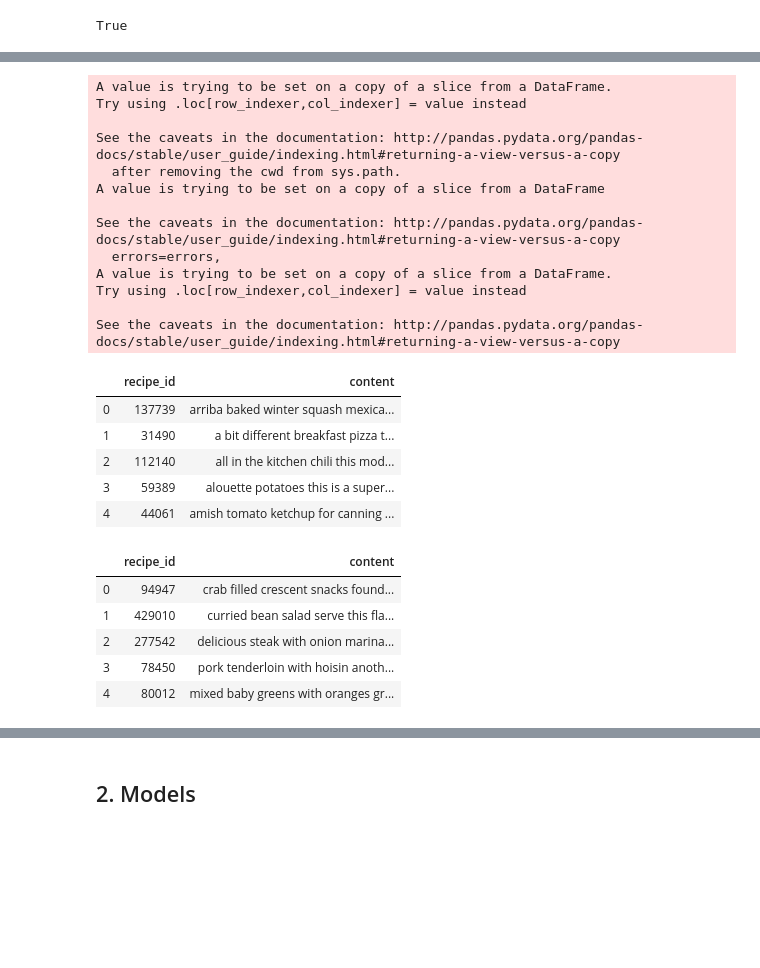
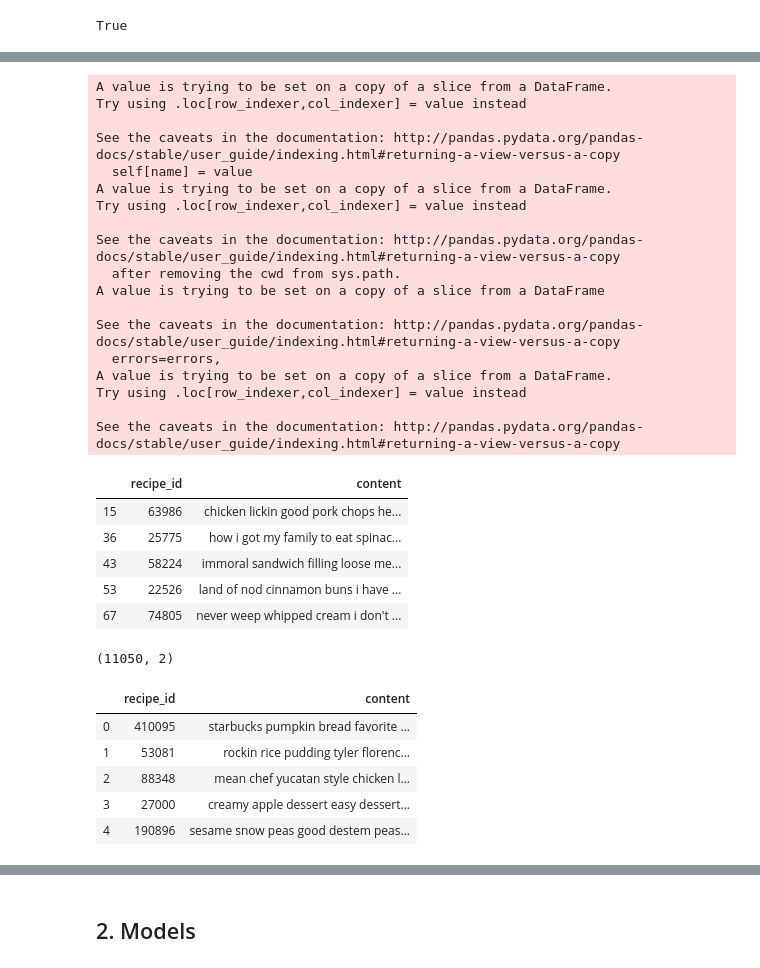
Before and after one commit to CaroHolt/WebMiningRecipeProject, a Jupyter notebook: code/Content Mining Caro.ipynb, the cells around one changed output, grey strips where cells are left out. Saved outputs shown, nothing was run; the diff lists cells and outputs as text; code cells hidden in the pictures; blank space fills up the shorter version.

```diff
--- a/code/Content Mining Caro.ipynb
+++ b/code/Content Mining Caro.ipynb
@@ -306,0 +326,9 @@ df_uactivity.shape
+# %%
+def impute_average_rating(row):
+    if (row['rating'] == 0):
+        imputed_rating = round(df_uactivity.loc[df_uactivity.user_id == row.user_id, 'uavg_rating'].values[0], 0)
+        return imputed_rating
+    else:
+        return row.rating
+# %%
+interactions['rating'] = interactions.apply(impute_average_rating, axis=1)
@@ -413,8 +460,8 @@ def get_processed(data):
 
     return processed
 # %%
-helper = pd.unique(interactions_data['recipe_id'])
-df_rfiltered = df_rmerged[df_rmerged.recipe_id.isin(helper)]
+filtered_recipes = pd.unique(interactions['recipe_id'])
+df_rfiltered = df_rmerged[df_rmerged.recipe_id.isin(filtered_recipes)]
 print(df_rmerged.shape)
 df_rfiltered.shape
 # %% [output]
@@ -423,5 +470,5 @@ df_rfiltered.shape
 # %%
-def create_input (df, column_names):
+def create_content (df, column_names):
     length = len(column_names)
     df_content = df
     df_content['content'] = df.loc[:, (column_names)].apply(lambda texts: ' '.join(texts), axis=1)
@@ -431,43 +487,53 @@ def create_input (df, column_names):
 # %%
 #flatten steps data
 df_rfiltered.steps = df_rfiltered.loc[:, ('steps')].str.replace("\[", "").str.replace("'", "").str.replace("\]", "").str.replace(",","").copy()
 
 #create content df
-df_content = create_input(df_rfiltered[['recipe_id', 'name','description', 'steps']], ['name','description', 'steps'])
+df_rfiltered = create_content(df_rfiltered[['recipe_id', 'name','description', 'steps']], ['name','description', 'steps'])
 
-df_content.head()
+df_rfiltered.head()
 # %% [output]
+A value is trying to be set on a copy of a slice from a DataFrame.
+Try using .loc[row_indexer,col_indexer] = value instead
+
+See the caveats in the documentation: http://pandas.pydata.org/pandas-docs/stable/user_guide/indexing.html#returning-a-view-versus-a-copy
+  self[name] = value
 A value is trying to be set on a copy of a slice from a DataFrame.
 Try using .loc[row_indexer,col_indexer] = value instead
 
 See the caveats in the documentation: http://pandas.pydata.org/pandas-docs/stable/user_guide/indexing.html#returning-a-view-versus-a-copy
   after removing the cwd from sys.path.
 A value is trying to be set on a copy of a slice from a DataFrame
 
 See the caveats in the documentation: http://pandas.pydata.org/pandas-docs/stable/user_guide/indexing.html#returning-a-view-versus-a-copy
   errors=errors,
 A value is trying to be set on a copy of a slice from a DataFrame.
 Try using .loc[row_indexer,col_indexer] = value instead
 
 See the caveats in the documentation: http://pandas.pydata.org/pandas-docs/stable/user_guide/indexing.html#returning-a-view-versus-a-copy
 |  | recipe_id | content |
-| 0 | 137739 | arriba baked winter squash mexica... |
-| 1 | 31490 | a bit different breakfast pizza t... |
-| 2 | 112140 | all in the kitchen chili this mod... |
-| 3 | 59389 | alouette potatoes this is a super... |
-| 4 | 44061 | amish tomato ketchup for canning ... |
+| 15 | 63986 | chicken lickin good pork chops he... |
+| 36 | 25775 | how i got my family to eat spinac... |
+| 43 | 58224 | immoral sandwich filling loose me... |
+| 53 | 22526 | land of nod cinnamon buns i have ... |
+| 67 | 74805 | never weep whipped cream i don't ... |
+# %%
+content_processed = get_processed(df_rfiltered)
+content_processed.shape
+# %% [output]
+(11050, 2)
 # %%
-sample = df_content.sample(n=1000, replace=False, random_state=42)\
+sample = content_processed.sample(n=1000, replace=False, random_state=42)\
                  .reset_index()\
                  .drop(columns=['index'])
 sample.head()
 # %% [output]
 |  | recipe_id | content |
-| 0 | 94947 | crab filled crescent snacks found... |
-| 1 | 429010 | curried bean salad serve this fla... |
-| 2 | 277542 | delicious steak with onion marina... |
-| 3 | 78450 | pork tenderloin with hoisin anoth... |
-| 4 | 80012 | mixed baby greens with oranges gr... |
+| 0 | 410095 | starbucks pumpkin bread favorite ... |
+| 1 | 53081 | rockin rice pudding tyler florenc... |
+| 2 | 88348 | mean chef yucatan style chicken l... |
+| 3 | 27000 | creamy apple dessert easy dessert... |
+| 4 | 190896 | sesame snow peas good destem peas... |
 # %%
 processed = get_processed(sample)
 processed.head()
```
Also changed, not shown: parts of 41 cells of this notebook.
